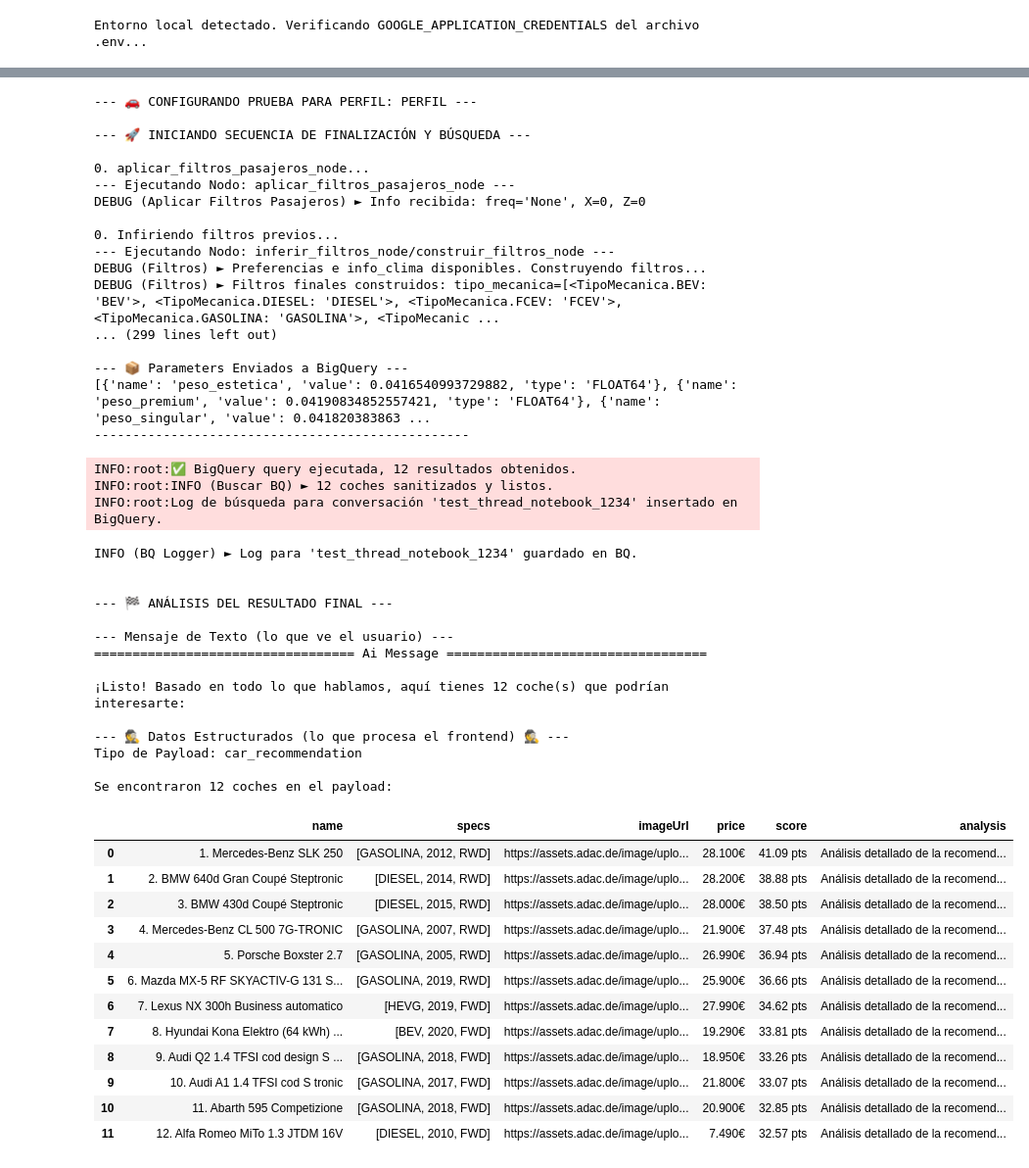
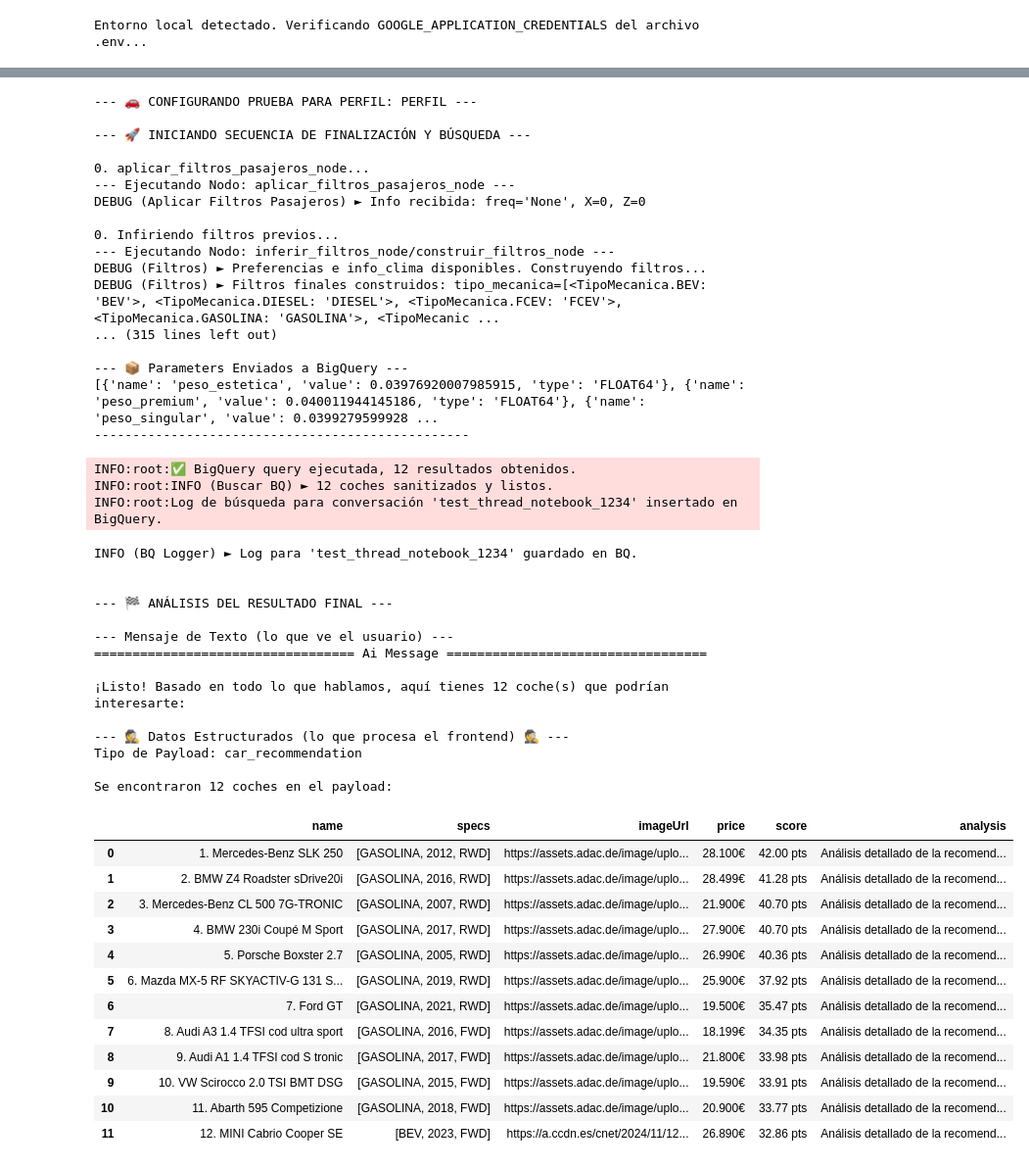
Before and after one commit to Gandrex87/MVP_CARMENTOR, a Jupyter notebook: bigquery_tools_prueba.ipynb, the cells around one changed output, grey strips where cells are left out. Shown: that part at 98% size. Drawn from its saved outputs; the diff is of its cells as text; code cells hidden in the pictures.

```diff
--- a/bigquery_tools_prueba.ipynb
+++ b/bigquery_tools_prueba.ipynb
@@ -47,7 +47,7 @@ if PERFIL_A_PROBAR == "PERFIL":
         apasionado_motor="si", #activa premium y singular
         valora_estetica="si",  #activa estetica
         prefiere_diseno_exclusivo="si", #activa singular
-        circula_principalmente_ciudad = 'no',
+        circula_principalmente_ciudad = 'si',
         uso_profesional="no",
         tipo_uso_profesional=None, #TipoUsoProfesional.PASAJEROS/CARGA/MIXTO
         altura_mayor_190="no",
@@ -244,47 +246,47 @@ INFO:root:INFO (Buscar BQ) ► Ejecutando búsqueda para thread_id: test_thread_
 
 0. aplicar_filtros_pasajeros_node...
 --- Ejecutando Nodo: aplicar_filtros_pasajeros_node ---
 DEBUG (Aplicar Filtros Pasajeros) ► Info recibida: freq='None', X=0, Z=0
 
 0. Infiriendo filtros previos...
 --- Ejecutando Nodo: inferir_filtros_node/construir_filtros_node ---
 DEBUG (Filtros) ► Preferencias e info_clima disponibles. Construyendo filtros...
 DEBUG (Filtros) ► Filtros finales construidos: tipo_mecanica=[<TipoMecanica.BEV: 'BEV'>, <TipoMecanica.DIESEL: 'DIESEL'>, <TipoMecanica.FCEV: 'FCEV'>, <TipoMecanica.GASOLINA: 'GASOLINA'>, <TipoMecanic ...
-... (299 lines left out)
+... (315 lines left out)
 
 --- 📦 Parameters Enviados a BigQuery ---
-[{'name': 'peso_estetica', 'value': 0.0416540993729882, 'type': 'FLOAT64'}, {'name': 'peso_premium', 'value': 0.04190834852557421, 'type': 'FLOAT64'}, {'name': 'peso_singular', 'value': 0.041820383863 ...
+[{'name': 'peso_estetica', 'value': 0.03976920007985915, 'type': 'FLOAT64'}, {'name': 'peso_premium', 'value': 0.040011944145186, 'type': 'FLOAT64'}, {'name': 'peso_singular', 'value': 0.0399279599928 ...
 -------------------------------------------------
 INFO:root:✅ BigQuery query ejecutada, 12 resultados obtenidos.
 INFO:root:INFO (Buscar BQ) ► 12 coches sanitizados y listos.
 INFO:root:Log de búsqueda para conversación 'test_thread_notebook_1234' insertado en BigQuery.
 INFO (BQ Logger) ► Log para 'test_thread_notebook_1234' guardado en BQ.
 
 
 --- 🏁 ANÁLISIS DEL RESULTADO FINAL ---
 
 --- Mensaje de Texto (lo que ve el usuario) ---
 ================================== Ai Message ==================================
 
 ¡Listo! Basado en todo lo que hablamos, aquí tienes 12 coche(s) que podrían interesarte:
 
 --- 🕵️ Datos Estructurados (lo que procesa el frontend) 🕵️ ---
 Tipo de Payload: car_recommendation
 
 Se encontraron 12 coches en el payload:
 |  | name | specs | imageUrl | price | score | analysis |
-| 0 | 1. Mercedes-Benz SLK 250 | [GASOLINA, 2012, RWD] | https://assets.adac.de/image/uplo... | 28.100€ | 41.09 pts | Análisis detallado de la recomend... |
-| 1 | 2. BMW 640d Gran Coupé Steptronic | [DIESEL, 2014, RWD] | https://assets.adac.de/image/uplo... | 28.200€ | 38.88 pts | Análisis detallado de la recomend... |
-| 2 | 3. BMW 430d Coupé Steptronic | [DIESEL, 2015, RWD] | https://assets.adac.de/image/uplo... | 28.000€ | 38.50 pts | Análisis detallado de la recomend... |
-| 3 | 4. Mercedes-Benz CL 500 7G-TRONIC | [GASOLINA, 2007, RWD] | https://assets.adac.de/image/uplo... | 21.900€ | 37.48 pts | Análisis detallado de la recomend... |
-| 4 | 5. Porsche Boxster 2.7 | [GASOLINA, 2005, RWD] | https://assets.adac.de/image/uplo... | 26.990€ | 36.94 pts | Análisis detallado de la recomend... |
-| 5 | 6. Mazda MX-5 RF SKYACTIV-G 131 S... | [GASOLINA, 2019, RWD] | https://assets.adac.de/image/uplo... | 25.900€ | 36.66 pts | Análisis detallado de la recomend... |
-| 6 | 7. Lexus NX 300h Business automatico | [HEVG, 2019, FWD] | https://assets.adac.de/image/uplo... | 27.990€ | 34.62 pts | Análisis detallado de la recomend... |
-| 7 | 8. Hyundai Kona Elektro (64 kWh) ... | [BEV, 2020, FWD] | https://assets.adac.de/image/uplo... | 19.290€ | 33.81 pts | Análisis detallado de la recomend... |
-| 8 | 9. Audi Q2 1.4 TFSI cod design S ... | [GASOLINA, 2018, FWD] | https://assets.adac.de/image/uplo... | 18.950€ | 33.26 pts | Análisis detallado de la recomend... |
-| 9 | 10. Audi A1 1.4 TFSI cod S tronic | [GASOLINA, 2017, FWD] | https://assets.adac.de/image/uplo... | 21.800€ | 33.07 pts | Análisis detallado de la recomend... |
-| 10 | 11. Abarth 595 Competizione | [GASOLINA, 2018, FWD] | https://assets.adac.de/image/uplo... | 20.900€ | 32.85 pts | Análisis detallado de la recomend... |
-| 11 | 12. Alfa Romeo MiTo 1.3 JTDM 16V | [DIESEL, 2010, FWD] | https://assets.adac.de/image/uplo... | 7.490€ | 32.57 pts | Análisis detallado de la recomend... |
+| 0 | 1. Mercedes-Benz SLK 250 | [GASOLINA, 2012, RWD] | https://assets.adac.de/image/uplo... | 28.100€ | 42.00 pts | Análisis detallado de la recomend... |
+| 1 | 2. BMW Z4 Roadster sDrive20i | [GASOLINA, 2016, RWD] | https://assets.adac.de/image/uplo... | 28.499€ | 41.28 pts | Análisis detallado de la recomend... |
+| 2 | 3. Mercedes-Benz CL 500 7G-TRONIC | [GASOLINA, 2007, RWD] | https://assets.adac.de/image/uplo... | 21.900€ | 40.70 pts | Análisis detallado de la recomend... |
+| 3 | 4. BMW 230i Coupé M Sport | [GASOLINA, 2017, RWD] | https://assets.adac.de/image/uplo... | 27.900€ | 40.70 pts | Análisis detallado de la recomend... |
+| 4 | 5. Porsche Boxster 2.7 | [GASOLINA, 2005, RWD] | https://assets.adac.de/image/uplo... | 26.990€ | 40.36 pts | Análisis detallado de la recomend... |
+| 5 | 6. Mazda MX-5 RF SKYACTIV-G 131 S... | [GASOLINA, 2019, RWD] | https://assets.adac.de/image/uplo... | 25.900€ | 37.92 pts | Análisis detallado de la recomend... |
+| 6 | 7. Ford GT | [GASOLINA, 2021, RWD] | https://assets.adac.de/image/uplo... | 19.500€ | 35.47 pts | Análisis detallado de la recomend... |
+| 7 | 8. Audi A3 1.4 TFSI cod ultra sport | [GASOLINA, 2016, FWD] | https://assets.adac.de/image/uplo... | 18.199€ | 34.35 pts | Análisis detallado de la recomend... |
+| 8 | 9. Audi A1 1.4 TFSI cod S tronic | [GASOLINA, 2017, FWD] | https://assets.adac.de/image/uplo... | 21.800€ | 33.98 pts | Análisis detallado de la recomend... |
+| 9 | 10. VW Scirocco 2.0 TSI BMT DSG | [GASOLINA, 2015, FWD] | https://assets.adac.de/image/uplo... | 19.590€ | 33.91 pts | Análisis detallado de la recomend... |
+| 10 | 11. Abarth 595 Competizione | [GASOLINA, 2018, FWD] | https://assets.adac.de/image/uplo... | 20.900€ | 33.77 pts | Análisis detallado de la recomend... |
+| 11 | 12. MINI Cabrio Cooper SE | [BEV, 2023, FWD] | https://a.ccdn.es/cnet/2024/11/12... | 26.890€ | 32.86 pts | Análisis detallado de la recomend... |
 # %%
 
 import pandas as pd
```
Also changed, not shown: parts of 6 cells of this notebook, 6 other files.
